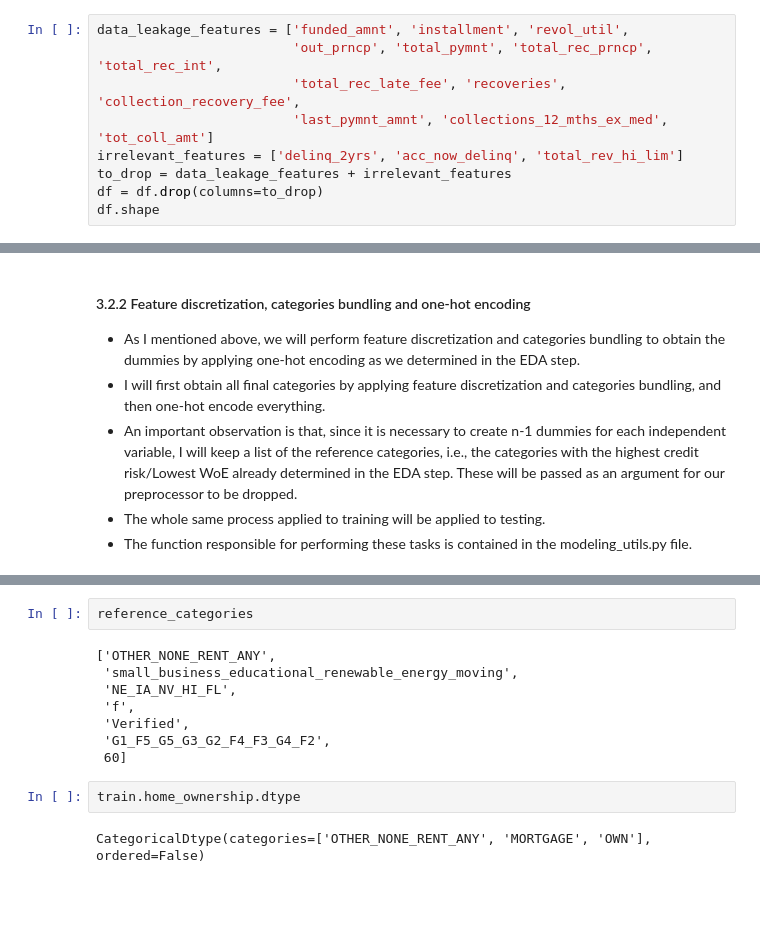
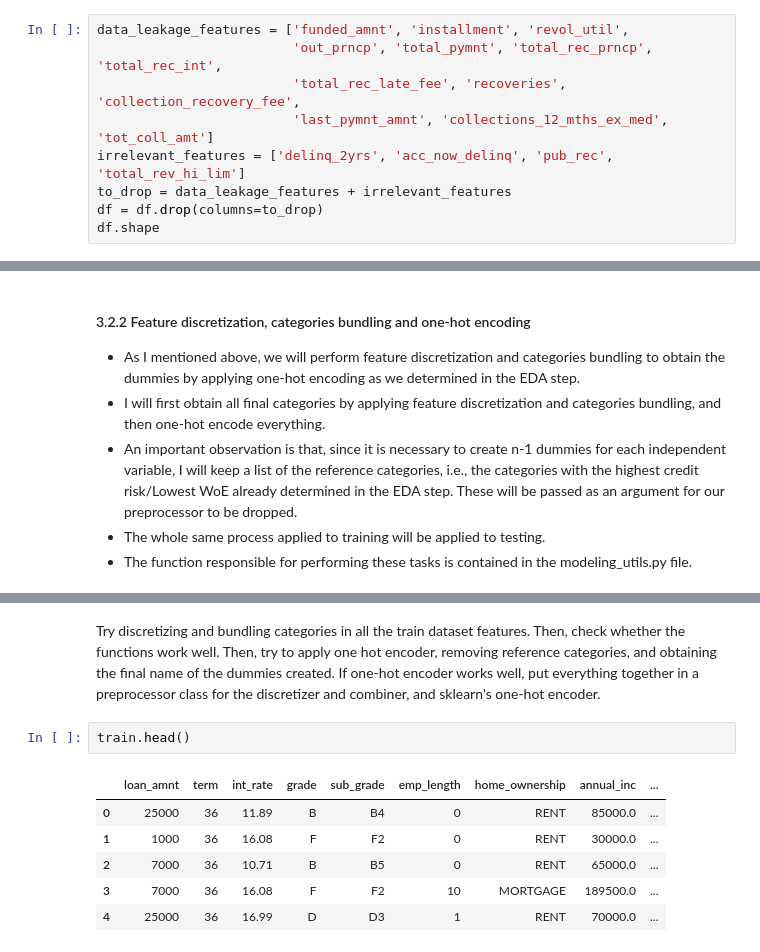
Before and after one commit to allmeidaapedro/Lending-Club-Credit-Scoring, a Jupyter notebook: notebooks/3_pd_modeling.ipynb, the cells around one changed output, grey strips where cells are left out. Cells and saved outputs as stored; diff of their text form; blank space fills up the shorter version.

Commit message:
Design initial preprocessor

```diff
--- a/notebooks/3_pd_modeling.ipynb
+++ b/notebooks/3_pd_modeling.ipynb
@@ -202,7 +202,7 @@ data_leakage_features = ['funded_amnt', 'installment', 'revol_util',
                          'out_prncp', 'total_pymnt', 'total_rec_prncp', 'total_rec_int',
                          'total_rec_late_fee', 'recoveries', 'collection_recovery_fee',
                          'last_pymnt_amnt', 'collections_12_mths_ex_med', 'tot_coll_amt']
-irrelevant_features = ['delinq_2yrs', 'acc_now_delinq', 'total_rev_hi_lim']
+irrelevant_features = ['delinq_2yrs', 'acc_now_delinq', 'pub_rec', 'total_rev_hi_lim']
 to_drop = data_leakage_features + irrelevant_features
 df = df.drop(columns=to_drop)
 df.shape
@@ -367,14 +408,11 @@ After combining categories: [36 60].
-# %%
-reference_categories
-# %% [output]
-['OTHER_NONE_RENT_ANY',
- 'small_business_educational_renewable_energy_moving',
- 'NE_IA_NV_HI_FL',
- 'f',
- 'Verified',
- 'G1_F5_G5_G3_G2_F4_F3_G4_F2',
- 60]
-# %%
-train.home_ownership.dtype
-# %% [output]
-CategoricalDtype(categories=['OTHER_NONE_RENT_ANY', 'MORTGAGE', 'OWN'], ordered=False)
+# %% [markdown]
+Try discretizing and bundling categories in all the train dataset features. Then, check whether the functions work well. Then, try to apply one hot encoder, removing reference categories, and obtaining the final name of the dummies created. If one-hot encoder works well, put everything together in a preprocessor class for the discretizer and combiner, and sklearn's one-hot encoder.
+# %%
+train.head()
+# %% [output]
+|  | loan_amnt | term | int_rate | grade | sub_grade | emp_length | home_ownership | annual_inc | ... |
+| 0 | 25000 | 36 | 11.89 | B | B4 | 0 | RENT | 85000.0 | ... |
+| 1 | 1000 | 36 | 16.08 | F | F2 | 0 | RENT | 30000.0 | ... |
+| 2 | 7000 | 36 | 10.71 | B | B5 | 0 | RENT | 65000.0 | ... |
+| 3 | 7000 | 36 | 16.08 | F | F2 | 10 | MORTGAGE | 189500.0 | ... |
+| 4 | 25000 | 36 | 16.99 | D | D3 | 1 | RENT | 70000.0 | ... |
```
Also changed, not shown: parts of 44 cells of this notebook.
